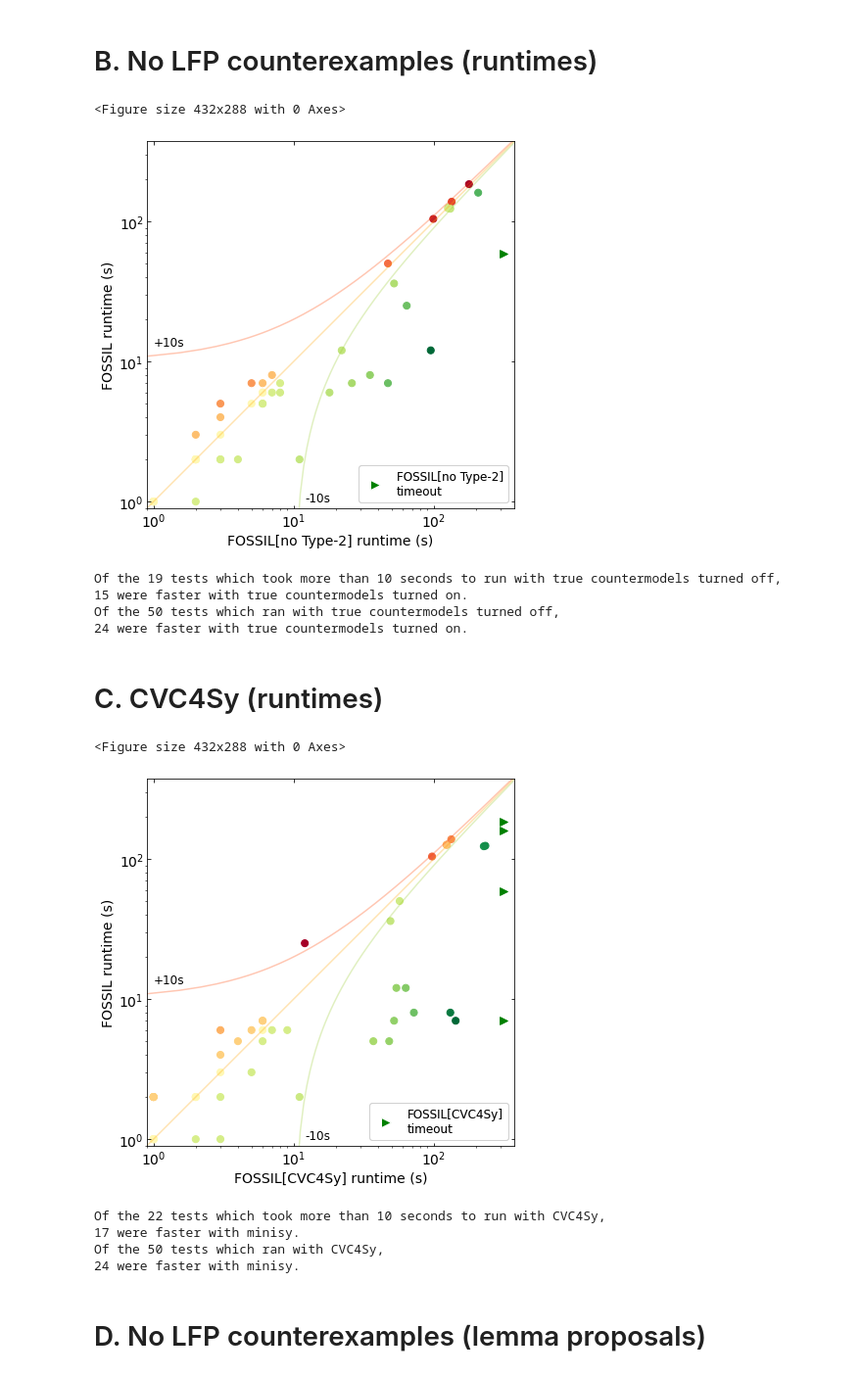
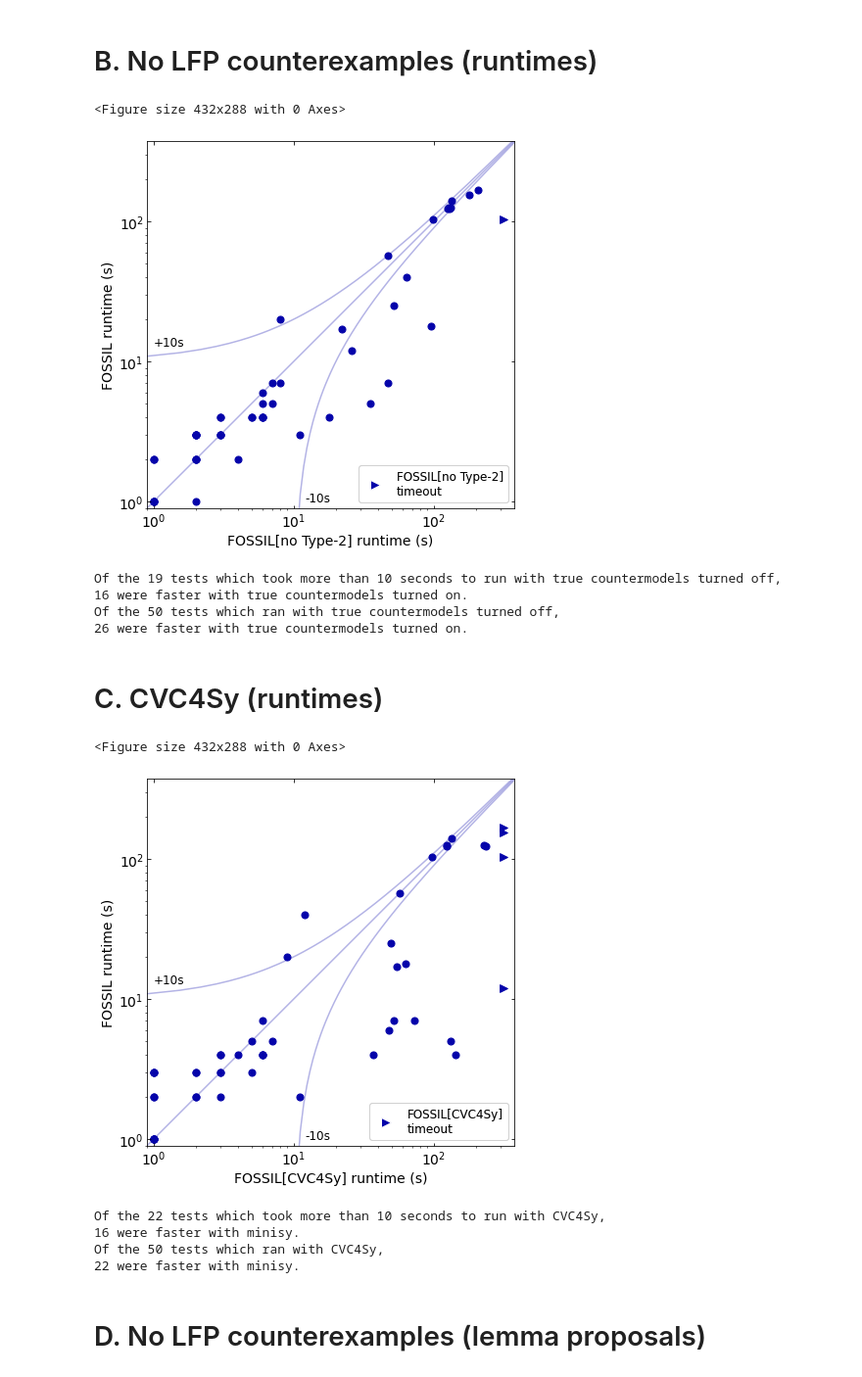
Before and after one commit to muraliadithya/FOSSIL, a Jupyter notebook: plotting/plotter.ipynb, the cells around one changed output. Shown at 98% size. Saved outputs shown, nothing was run; the diff lists cells and outputs as text; code cells hidden in the pictures.

```diff
--- a/plotting/plotter.ipynb
+++ b/plotting/plotter.ipynb
@@ -38,16 +38,16 @@ M = max(max_runtime, max(nocex))
 # Plot
 x = adjust(nocex, mx=M)
 y = adjust(cex, mx=M)
-pretty_plot(x, y, x_name='FOSSIL[no Type-2]', y_leg='upper left', tm_val=M)
+pretty_plot(x, y, x_name='FOSSIL[no Type-2]', color='xkcd:royal blue', tm_val=M)
 check_benchmark(x, y)
 check_benchmark(x, y, bench=0)
 # %% [output]
 <Figure size 432x288 with 0 Axes>
-[figure, old version]
+[figure, new version]
 Of the 19 tests which took more than 10 seconds to run with true countermodels turned off,
-15 were faster with true countermodels turned on.
+16 were faster with true countermodels turned on.
 Of the 50 tests which ran with true countermodels turned off,
-24 were faster with true countermodels turned on.
+26 were faster with true countermodels turned on.
 # %% [markdown]
 # C. CVC4Sy (runtimes)
 # %%
@@ -58,17 +58,17 @@ M = 500 #max(max_runtime, max(cvc4sy))
 # %%
 # Plot
 x = adjust(cvc4sy, mx=M)
 y = adjust(cex, mx=M)
-pretty_plot(x, y, x_name='FOSSIL[CVC4Sy]', y_leg='upper left')
+pretty_plot(x, y, x_name='FOSSIL[CVC4Sy]', color='xkcd:royal blue')
 check_benchmark(x, y, first_name='CVC4Sy', second_name='minisy')
 check_benchmark(x, y, first_name='CVC4Sy', second_name='minisy', bench=0)
 # %% [output]
 <Figure size 432x288 with 0 Axes>
-[figure, old version]
+[figure, new version]
 Of the 22 tests which took more than 10 seconds to run with CVC4Sy,
-17 were faster with minisy.
+16 were faster with minisy.
 Of the 50 tests which ran with CVC4Sy,
-24 were faster with minisy.
+22 were faster with minisy.
 # %% [markdown]
 # D. No LFP counterexamples (lemma proposals)
 # %%
```
Also changed, not shown: parts of 5 cells of this notebook, 15 other files.
